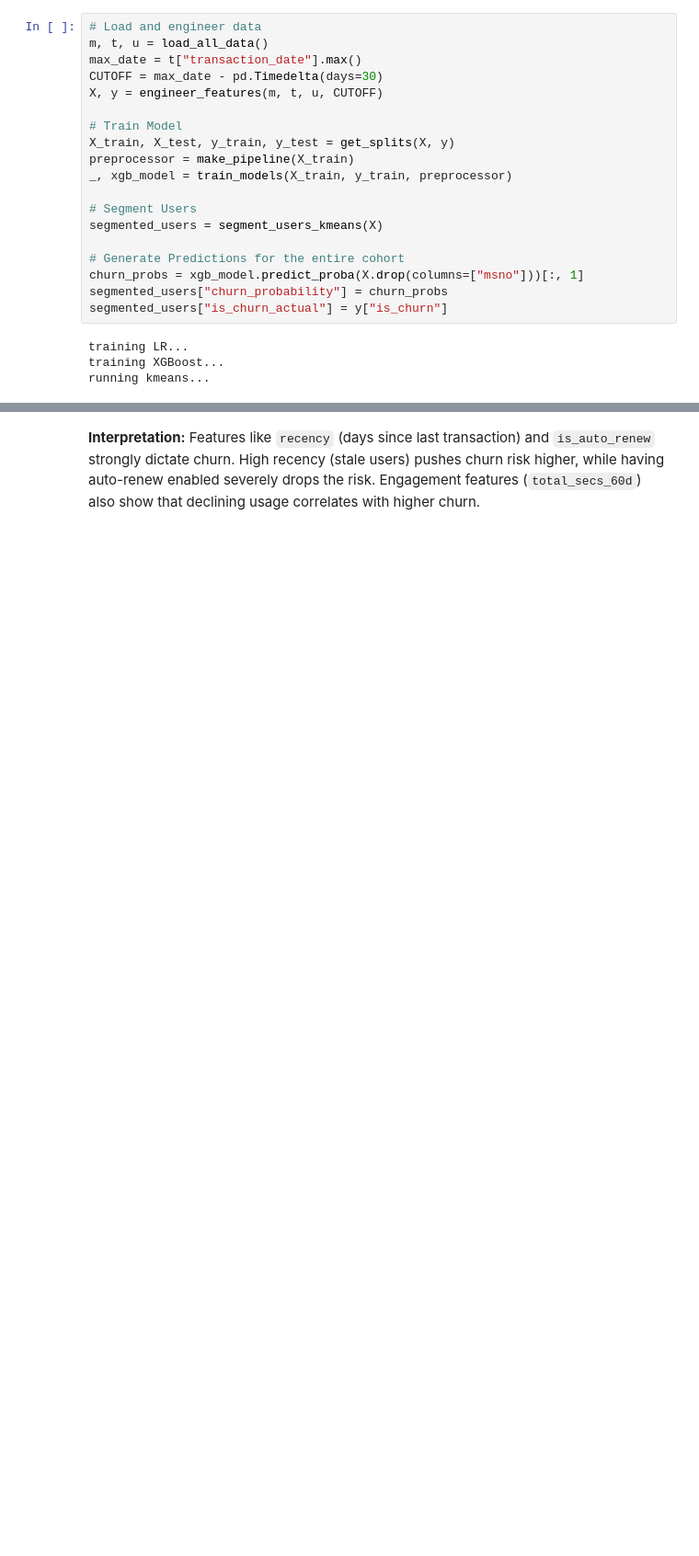
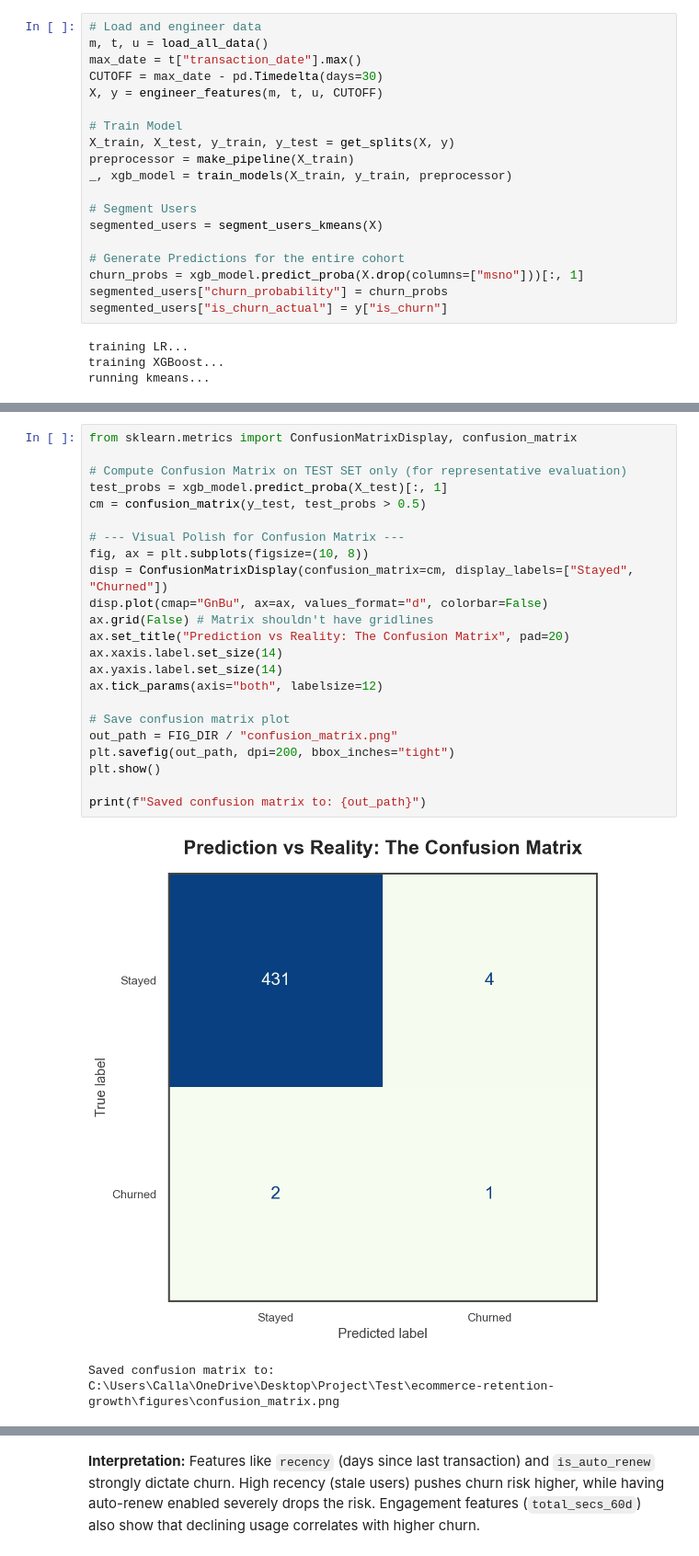
Before and after one commit to CCallahan308/ecommerce-retention-growth, a Jupyter notebook: notebooks/02_business_impact_scenarios.ipynb, the cells around one changed output, grey strips where cells are left out. Shown at 92% size. Drawn from its saved outputs; the diff is of its cells as text; blank space fills up the shorter version.

Commit message:
chore: sync project updates

```diff
--- a/notebooks/02_business_impact_scenarios.ipynb
+++ b/notebooks/02_business_impact_scenarios.ipynb
@@ -51 +94,27 @@ running kmeans...
+# %%
+from sklearn.metrics import ConfusionMatrixDisplay, confusion_matrix
+
+# Compute Confusion Matrix on TEST SET only (for representative evaluation)
+test_probs = xgb_model.predict_proba(X_test)[:, 1]
+cm = confusion_matrix(y_test, test_probs > 0.5)
+
+# --- Visual Polish for Confusion Matrix ---
+fig, ax = plt.subplots(figsize=(10, 8))
+disp = ConfusionMatrixDisplay(confusion_matrix=cm, display_labels=["Stayed", "Churned"])
+disp.plot(cmap="GnBu", ax=ax, values_format="d", colorbar=False)
+ax.grid(False) # Matrix shouldn't have gridlines
+ax.set_title("Prediction vs Reality: The Confusion Matrix", pad=20)
+ax.xaxis.label.set_size(14)
+ax.yaxis.label.set_size(14)
+ax.tick_params(axis="both", labelsize=12)
+
+# Save confusion matrix plot
+out_path = FIG_DIR / "confusion_matrix.png"
+plt.savefig(out_path, dpi=200, bbox_inches="tight")
+plt.show()
+
+print(f"Saved confusion matrix to: {out_path}")
+# %% [output]
+[figure, added]
+Saved confusion matrix to: C:\Users\Calla\OneDrive\Desktop\Project\Test\ecommerce-retention-growth\figures\confusion_matrix.png
 # %% [markdown]
```
Also changed, not shown: parts of 12 cells of this notebook, 30 other files.
